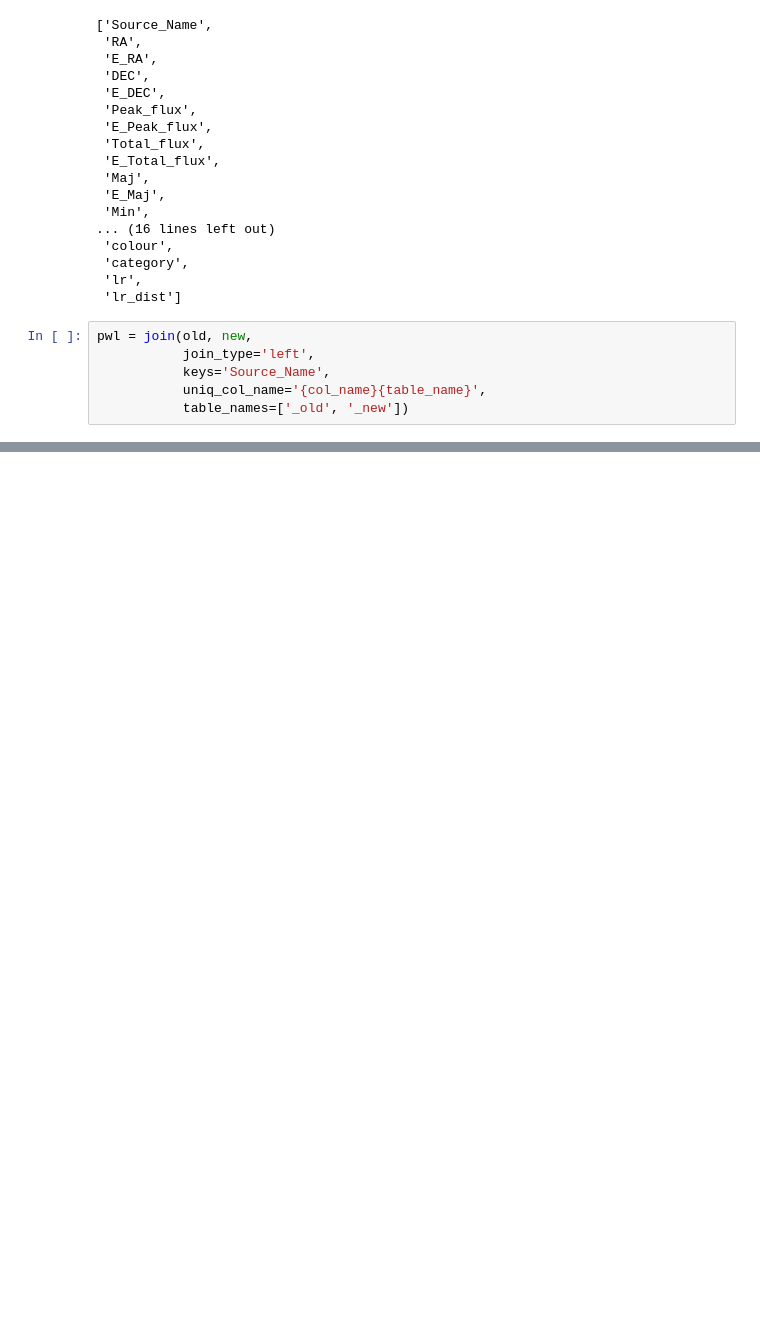
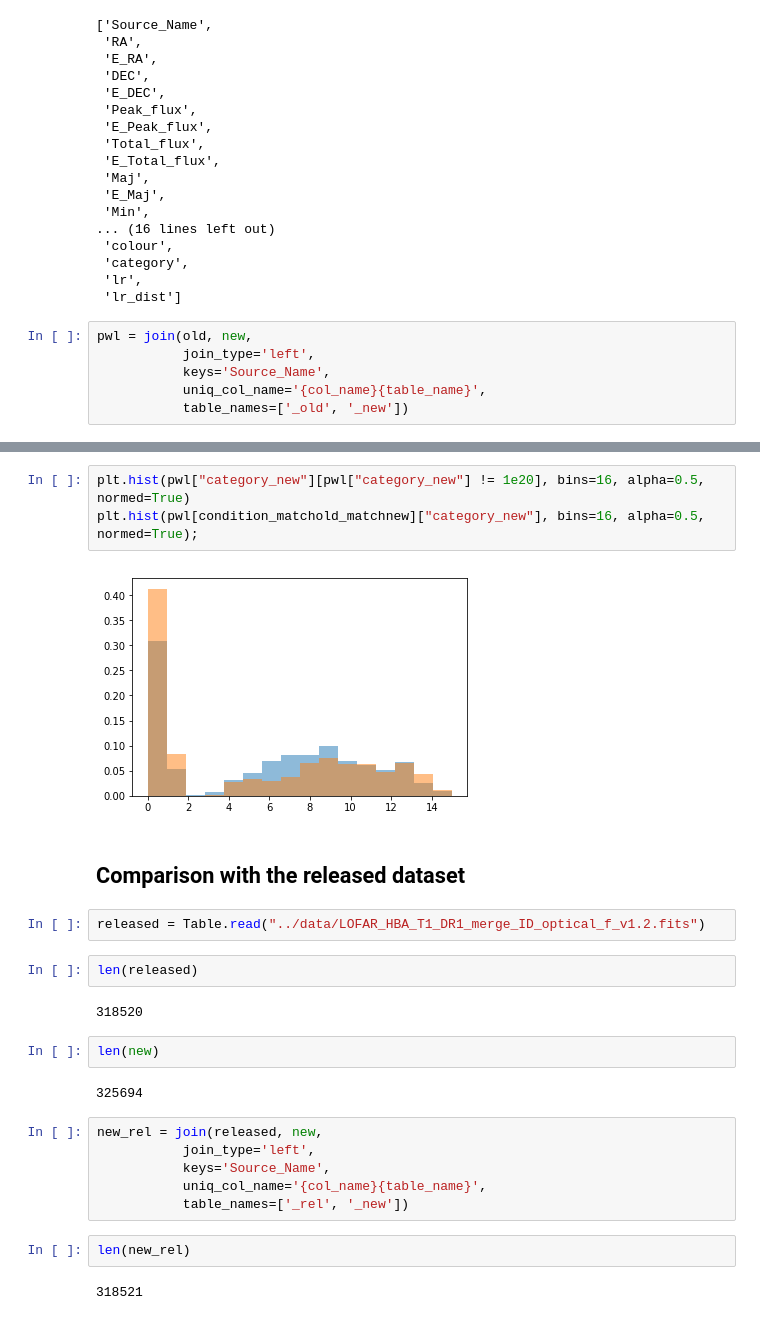
Before and after one commit to nudomarinero/mltier1, a Jupyter notebook: explore/Compare_catalogues.ipynb, the cells around one changed output, grey strips where cells are left out. Drawn from its saved outputs; the diff is of its cells as text; blank space fills up the shorter version.

Commit message:
Latest comparison

```diff
--- a/explore/Compare_catalogues.ipynb
+++ b/explore/Compare_catalogues.ipynb
@@ -103,0 +153,27 @@ pwl[cond & np.isnan(pwl["lr_new"])]
+# %%
+plt.hist(pwl["category_new"][pwl["category_new"] != 1e20], bins=16, alpha=0.5, normed=True)
+plt.hist(pwl[condition_matchold_matchnew]["category_new"], bins=16, alpha=0.5, normed=True);
+# %% [output]
+[figure, added]
+# %% [markdown]
+## Comparison with the released dataset
+# %%
+released = Table.read("../data/LOFAR_HBA_T1_DR1_merge_ID_optical_f_v1.2.fits")
+# %%
+len(released)
+# %% [output]
+318520
+# %%
+len(new)
+# %% [output]
+325694
+# %%
+new_rel = join(released, new,
+           join_type='left',
+           keys='Source_Name',
+           uniq_col_name='{col_name}{table_name}',
+           table_names=['_rel', '_new'])
+# %%
+len(new_rel)
+# %% [output]
+318521
```
Also changed, not shown: parts of 36 cells of this notebook.
